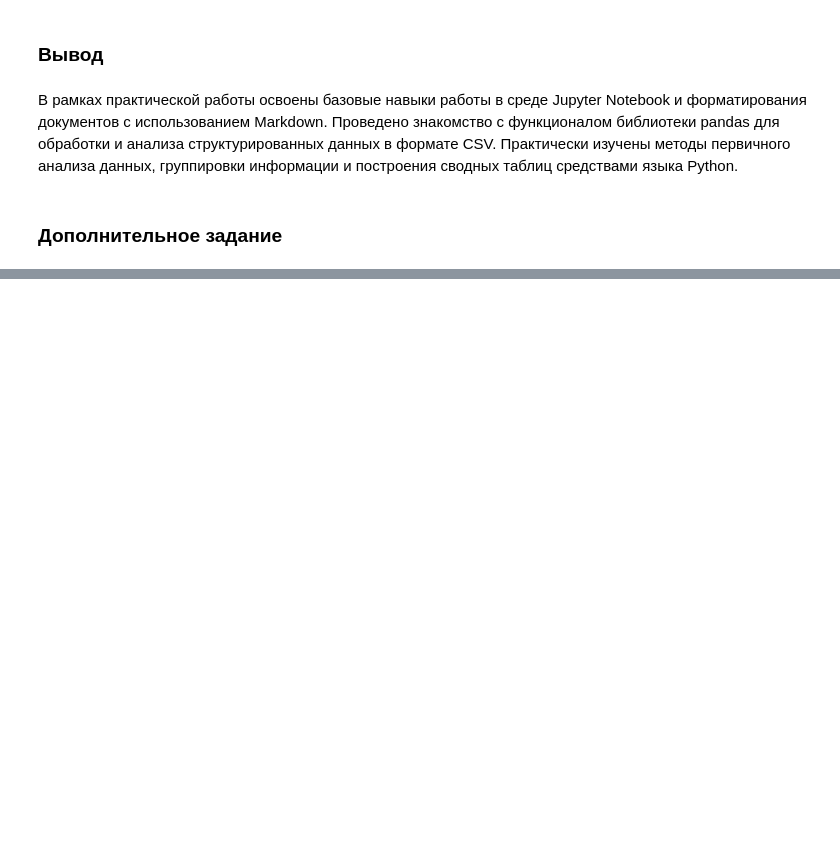
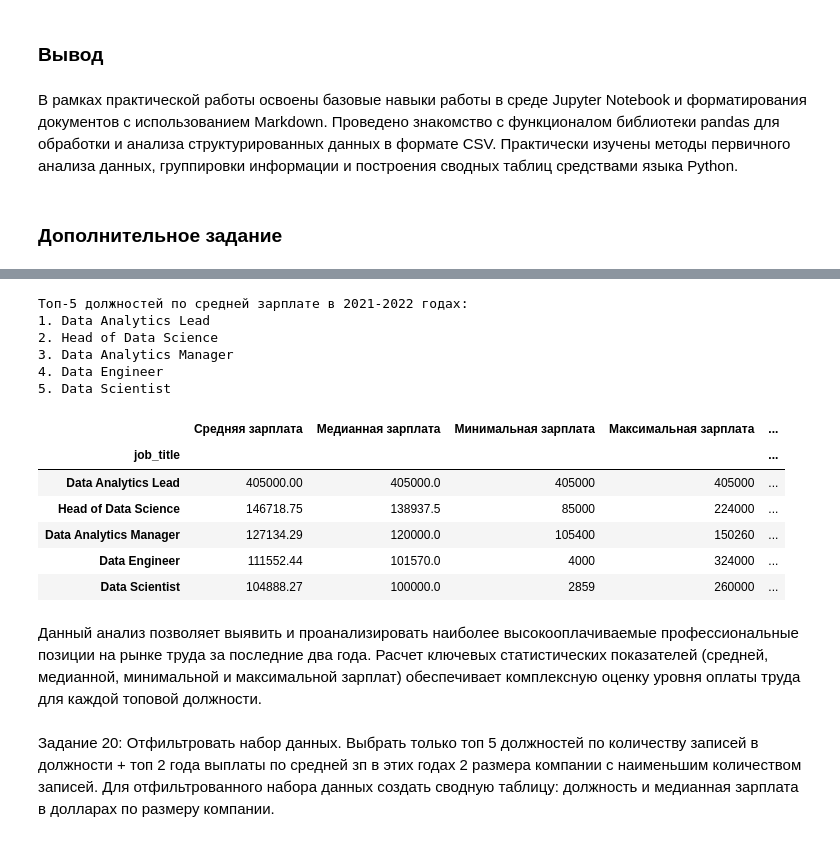
Before and after one commit to Qurlya/AD, a Jupyter notebook: ЛР1_Басенков_3.ipynb, the cells around one changed output, grey strips where cells are left out. Drawn from its saved outputs; the diff is of its cells as text; code cells hidden in the pictures; blank space fills up the shorter version.

```diff
--- a/ЛР1_Басенков_3.ipynb
+++ b/ЛР1_Басенков_3.ipynb
@@ -380,0 +456,36 @@ work_year
+# %%
+df_filtered_year = df[df['work_year'].isin([2021, 2022])]
+
+top_5_jobs = df_filtered_year.groupby('job_title')['salary_in_usd'].mean().nlargest(5).index.tolist()
+
+print("Топ-5 должностей по средней зарплате в 2021-2022 годах:")
+for i, job in enumerate(top_5_jobs, 1):
+    print(f"{i}. {job}")
+
+df_top_5 = df_filtered_year[df_filtered_year['job_title'].isin(top_5_jobs)]
+
+df_top_5.groupby('job_title')['salary_in_usd'].agg([
+    ('Средняя зарплата', 'mean'),
+    ('Медианная зарплата', 'median'),
+    ('Минимальная зарплата', 'min'),
+    ('Максимальная зарплата', 'max'),
+    ('Количество наблюдений', 'count')
+]).round(2).sort_values('Средняя зарплата', ascending=False)
+# %% [output]
+Топ-5 должностей по средней зарплате в 2021-2022 годах:
+1. Data Analytics Lead
+2. Head of Data Science
+3. Data Analytics Manager
+4. Data Engineer
+5. Data Scientist
+|  | Средняя зарплата | Медианная зарплата | Минимальная зарплата | Максимальная зарплата | ... |
+| job_title |  |  |  |  | ... |
+| Data Analytics Lead | 405000.00 | 405000.0 | 405000 | 405000 | ... |
+| Head of Data Science | 146718.75 | 138937.5 | 85000 | 224000 | ... |
+| Data Analytics Manager | 127134.29 | 120000.0 | 105400 | 150260 | ... |
+| Data Engineer | 111552.44 | 101570.0 | 4000 | 324000 | ... |
+| Data Scientist | 104888.27 | 100000.0 | 2859 | 260000 | ... |
+# %% [markdown]
+Данный анализ позволяет выявить и проанализировать наиболее высокооплачиваемые профессиональные позиции на рынке труда за последние два года. Расчет ключевых статистических показателей (средней, медианной, минимальной и максимальной зарплат) обеспечивает комплексную оценку уровня оплаты труда для каждой топовой должности.
+# %% [markdown]
+Задание 20: Отфильтровать набор данных. Выбрать только топ 5 должностей по количеству записей в должности + топ 2 года выплаты по средней зп в этих годах 2 размера компании с наименьшим количеством записей. Для отфильтрованного набора данных создать сводную таблицу: должность и медианная зарплата в долларах по размеру компании.
```
Also changed, not shown: parts of 28 cells of this notebook.
